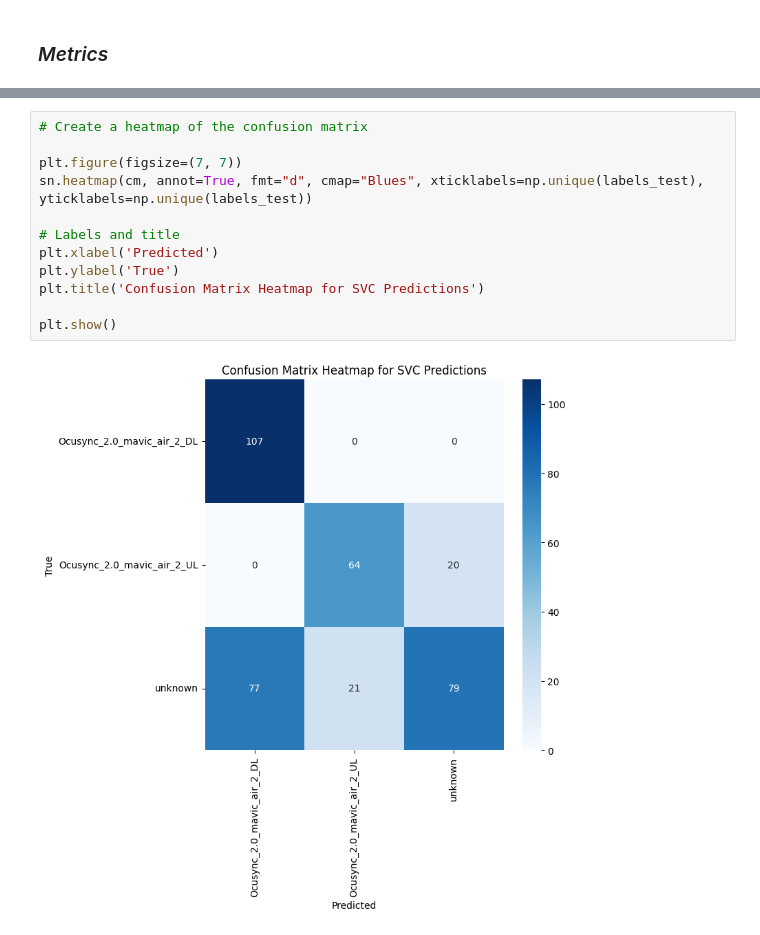
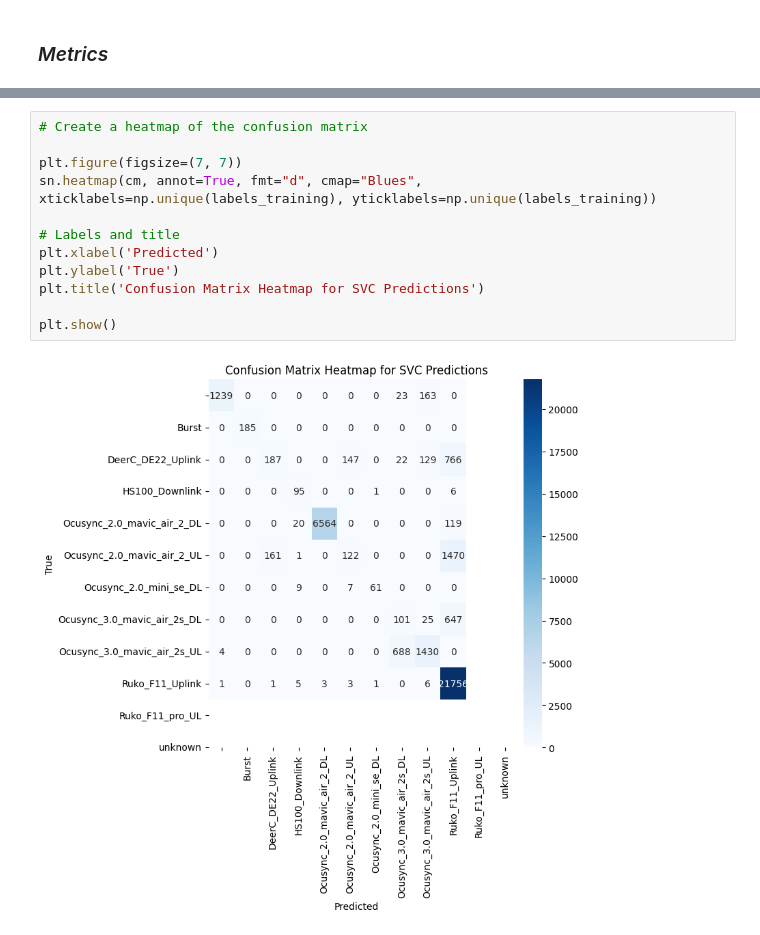
Before and after one commit to changerate/iq-classification-classical-models, a Jupyter notebook: classical-rf.ipynb, the cells around one changed output, grey strips where cells are left out. Saved outputs shown, nothing was run; the diff lists cells and outputs as text.

```diff
--- a/classical-rf.ipynb
+++ b/classical-rf.ipynb
@@ -558,17 +553,17 @@ ValueError: Number of classes, 11, does not match size of target_names, 12. Try
 # %%
 # Create a heatmap of the confusion matrix
 
 plt.figure(figsize=(7, 7))
-sn.heatmap(cm, annot=True, fmt="d", cmap="Blues", xticklabels=np.unique(labels_test), yticklabels=np.unique(labels_test))
+sn.heatmap(cm, annot=True, fmt="d", cmap="Blues", xticklabels=np.unique(labels_training), yticklabels=np.unique(labels_training))
 
 # Labels and title
 plt.xlabel('Predicted')
 plt.ylabel('True')
 plt.title('Confusion Matrix Heatmap for SVC Predictions')
 
 plt.show()
 # %% [output]
-[figure, old version]
+[figure, new version]
 # %%
 fi = pd.Series(rf.feature_importances_, index=feature_names).sort_values(ascending=False)
 print(fi)
```
Also changed, not shown: parts of 5 cells of this notebook, 1 other file.
